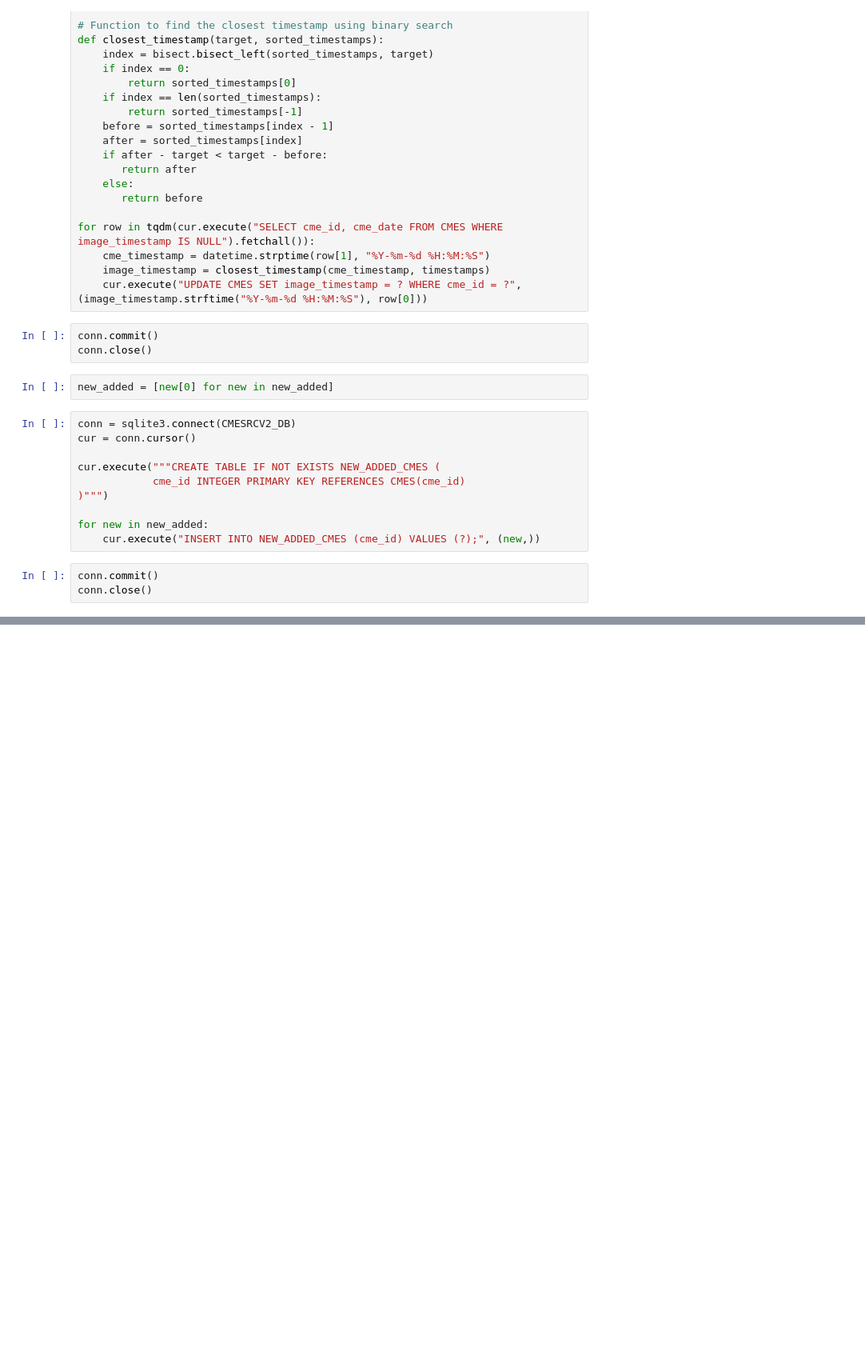
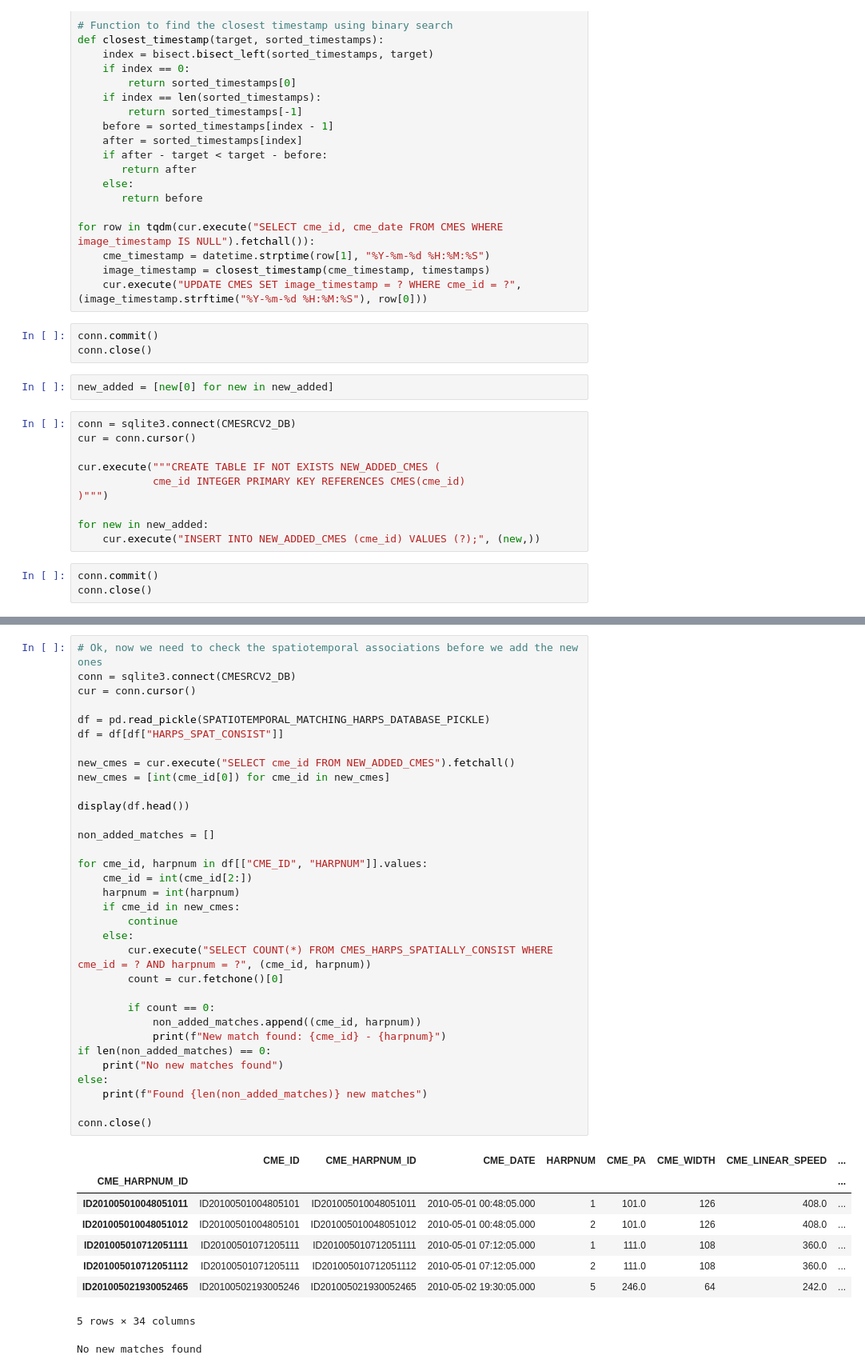
Before and after one commit to JulioHC00/cmesrc, a Jupyter notebook: notebooks/23-jhc-changing_cme_id.ipynb, the cells around one changed output, grey strips where cells are left out. Shown: that part at 80% size. Drawn from its saved outputs; the diff is of its cells as text; blank space fills up the shorter version.

```diff
--- a/notebooks/23-jhc-changing_cme_id.ipynb
+++ b/notebooks/23-jhc-changing_cme_id.ipynb
@@ -210,0 +260,43 @@ conn.close()
+# %%
+# Ok, now we need to check the spatiotemporal associations before we add the new ones
+conn = sqlite3.connect(CMESRCV2_DB)
+cur = conn.cursor()
+
+df = pd.read_pickle(SPATIOTEMPORAL_MATCHING_HARPS_DATABASE_PICKLE)
+df = df[df["HARPS_SPAT_CONSIST"]]
+
+new_cmes = cur.execute("SELECT cme_id FROM NEW_ADDED_CMES").fetchall()
+new_cmes = [int(cme_id[0]) for cme_id in new_cmes]
+
+display(df.head())
+
+non_added_matches = []
+
+for cme_id, harpnum in df[["CME_ID", "HARPNUM"]].values:
+    cme_id = int(cme_id[2:])
+    harpnum = int(harpnum)
+    if cme_id in new_cmes:
+        continue
+    else:
+        cur.execute("SELECT COUNT(*) FROM CMES_HARPS_SPATIALLY_CONSIST WHERE cme_id = ? AND harpnum = ?", (cme_id, harpnum))
+        count = cur.fetchone()[0]
+
+        if count == 0:
+            non_added_matches.append((cme_id, harpnum))
+            print(f"New match found: {cme_id} - {harpnum}")
+if len(non_added_matches) == 0:
+    print("No new matches found")
+else:
+    print(f"Found {len(non_added_matches)} new matches")
+
+conn.close()
+# %% [output]
+|  | CME_ID | CME_HARPNUM_ID | CME_DATE | HARPNUM | CME_PA | CME_WIDTH | CME_LINEAR_SPEED | ... |
+| CME_HARPNUM_ID |  |  |  |  |  |  |  | ... |
+| ID201005010048051011 | ID20100501004805101 | ID201005010048051011 | 2010-05-01 00:48:05.000 | 1 | 101.0 | 126 | 408.0 | ... |
+| ID201005010048051012 | ID20100501004805101 | ID201005010048051012 | 2010-05-01 00:48:05.000 | 2 | 101.0 | 126 | 408.0 | ... |
+| ID201005010712051111 | ID20100501071205111 | ID201005010712051111 | 2010-05-01 07:12:05.000 | 1 | 111.0 | 108 | 360.0 | ... |
+| ID201005010712051112 | ID20100501071205111 | ID201005010712051112 | 2010-05-01 07:12:05.000 | 2 | 111.0 | 108 | 360.0 | ... |
+| ID201005021930052465 | ID20100502193005246 | ID201005021930052465 | 2010-05-02 19:30:05.000 | 5 | 246.0 | 64 | 242.0 | ... |
+5 rows × 34 columns
+No new matches found
```
Also changed, not shown: parts of 7 cells of this notebook, 3 other files.
